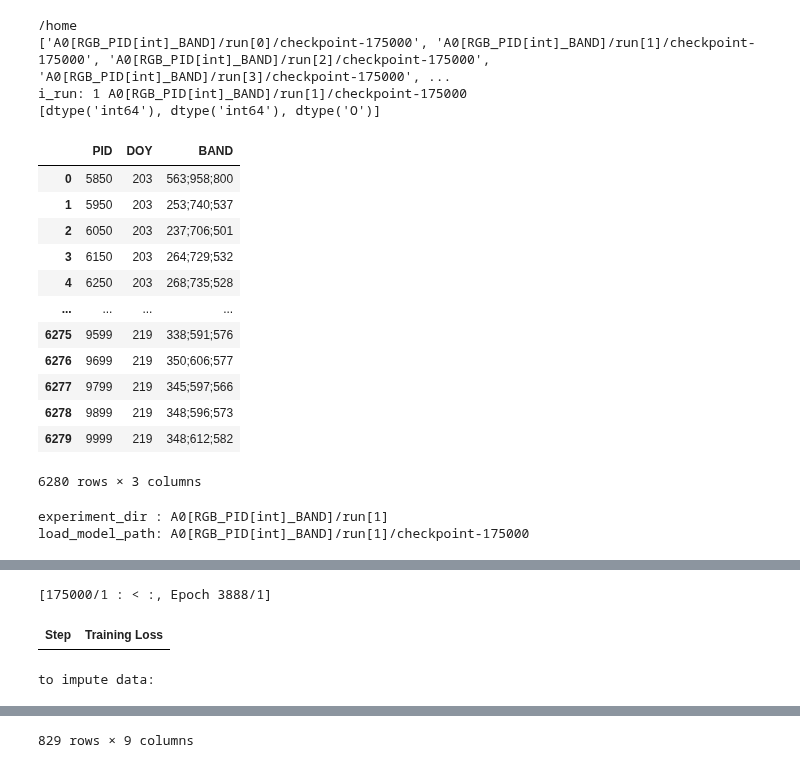
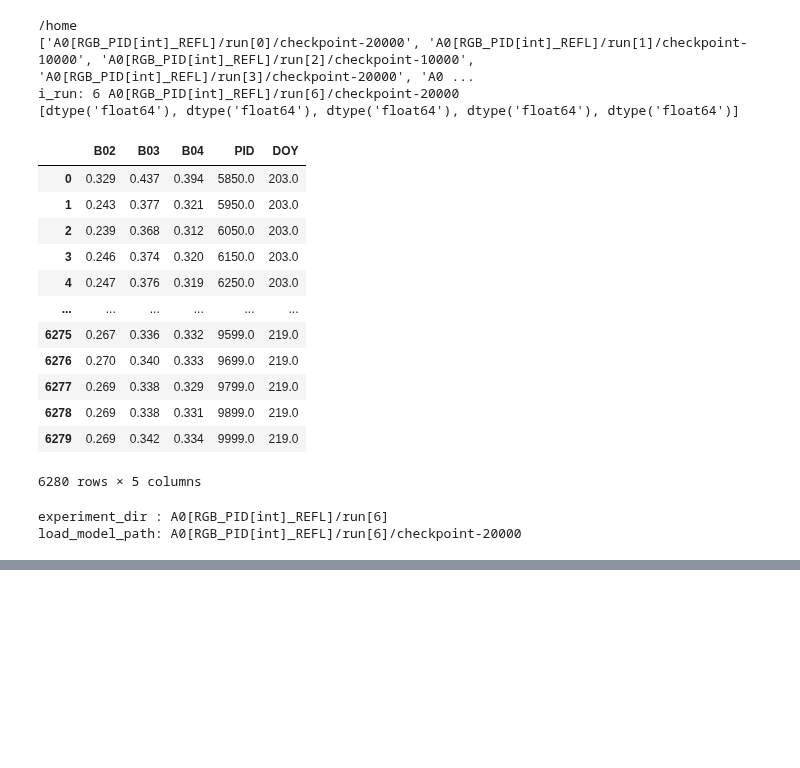
Before and after one commit to koyacolab/aispace, a Jupyter notebook: ainf.ipynb, the cells around one changed output, grey strips where cells are left out. Cells and saved outputs as stored; diff of their text form; code cells hidden in the pictures; blank space fills up the shorter version.

```diff
--- a/ainf.ipynb
+++ b/ainf.ipynb
@@ -320,11 +321,13 @@ print(current_directory)
 
 print(f'NumPy version:{np.__version__}')
 np.float = float # 'float32' # float
-table_dtype = int   # np.float  #'float32'
+table_dtype = np.float  #'float32'
 print(table_dtype)
 
 # hls_data = HLSDataSet(table_dtype = table_dtype)
 hls_data = HLSInference(table_dtype = table_dtype)
+
+hls_data._REFLECTANCE(round=3)
 
 hls_data.clip_dataset(x1=50.0, y1=50.0, x2=100.0, y2=100.0)
 
@@ -503,71 +506,89 @@ EXP_NAME = 'A0[RGB_TOK[ai60]]'
 EXP_NAME = f'A0[RGBXY_TOK[ai]]'
 EXP_NAME = f'A0[RGB_PID[int]]'
 EXP_NAME = f'A0[RGB_PID[int]_season]'
-EXP_NAME = f'A0[RGB_PID[int]_BAND]'
+EXP_NAME = f'A0[RGB_PID[int]_REFL]'
 
 
-chkpt_list = [175000, 175000, 175000, 175000, 175000]
-# chkpt_list = [94000,]
+#### LISTS for TRAINER_RUN cycles POLYNOMIAL WITH WARMUP ###################################
+epochs_list = [1, 1, 1, 1, 1, 1, 1, 1, 1, 1, 1, 1]
 
-# EXP_NAME = f'A0[RGB_TOK[distilgpt2]]'
-# chkpt_list = [22000, ]
+max_steps_list =    [20000, 108000, 10000, 20000, 20000, 20000, 20000, 20000]
+warmup_steps_list = [15000,  5000,  5000,      0,     0,     0,     0,     0]
 
-# fn
+lr_scheduler_type_list = ['constant', 'constant', 'constant', 'polynomial', 'polynomial', 'polynomial', 'polynomial', 'polynomial' ]     # 'polynomial'
+num_cycles = 3
+
+learning_rate_list = [1e-7, 1e-6, 1e-4, 1e-4, 7e-5, 2e-5, 7e-6, 2e-6]
+########################################################################
+step_checkpoint_list = max_steps_list   # [16000, 175000, 175000, 175000, 175000]
+
+
 
 load_model_path_list = []
 experiment_dir_list  = []
 
-for i_run, chkpt in enumerate(chkpt_list):
+for i_run, chkpt in enumerate(step_checkpoint_list):
     experiment_dir_list.append(f'{EXP_NAME}/run[{i_run}]')
     load_model_path_list.append(f'{EXP_NAME}/run[{i_run}]/checkpoint-{chkpt}')
     # load_model_path_list.append(f'run[{i_run}]/model')
 
 i_run = 1
 
 print(load_model_path_list)
 
 print('i_run:', i_run, load_model_path_list[i_run])
 
 train_columns_list = ['B02', 'B03', 'B04', 'PID', 'DOY']
 
 # # Create a new column 'BAND' by concatenating 'B02', 'B03', and 'B04' with ';'
 # train_data['BAND'] = train_data.apply(lambda row: ';'.join([str(row['B02']), str(row['B03']), str(row['B04'])]), axis=1)
 # train_columns_list = ['PID', 'DOY', 'BAND']
 
-# train_data[train_columns_list]
+#### CODE DATA 4 TRAIN #####################################
+# train_columns_list = ['PID', 'DOY', 'BAND']
+train_columns_list = ['B02', 'B03', 'B04', 'PID', 'DOY']
+# train_columns_list = ['B02', 'B03', 'B04', 'X', 'Y', 'DOY']
+# train_columns_list = ['B03', 'PID', 'DOY']
+# data = train_data[train_columns_list].copy()
+
+# train_data['B02'] = train_data['B02'] * 1000
+# train_data['B03'] = train_data['B03'] * 1000
+# train_data['B04'] = train_data['B04'] * 1000
+# train_data = train_data.astype(int)
+################################
 
 # i_run = 0
 model = GetModel(train_data[train_columns_list],
                  experiment_dir = experiment_dir_list[i_run],
                  load_model_path = load_model_path_list[i_run],
                  # tokenizer=load_model_path_list[i_run],)
                  tokenizer=f"{EXP_NAME}/aispace-tokenizer")
 # model = []
 
-recovered_data = hls_data._impute(model=model, k=10000, max_length=36, temperature=1e-32) #, device='cpu')
+recovered_data = hls_data._impute(model=model, k=10000, max_length=40, temperature=1e-32) #, device='cpu')
 
 imputed_file = f'{EXP_NAME}/recovered_output_run[{i_run}].csv'
 hls_data._save_recovered(imputed_file=imputed_file)
 
 imputed_file = f'{EXP_NAME}/imputed_output_run[{i_run}].csv'
 hls_data._save_imputed(imputed_file=imputed_file)
 # %% [output]
 /home
-['A0[RGB_PID[int]_BAND]/run[0]/checkpoint-175000', 'A0[RGB_PID[int]_BAND]/run[1]/checkpoint-175000', 'A0[RGB_PID[int]_BAND]/run[2]/checkpoint-175000', 'A0[RGB_PID[int]_BAND]/run[3]/checkpoint-175000', ...
-i_run: 1 A0[RGB_PID[int]_BAND]/run[1]/checkpoint-175000
-[dtype('int64'), dtype('int64'), dtype('O')]
+['A0[RGB_PID[int]_REFL]/run[0]/checkpoint-20000', 'A0[RGB_PID[int]_REFL]/run[1]/checkpoint-10000', 'A0[RGB_PID[int]_REFL]/run[2]/checkpoint-10000', 'A0[RGB_PID[int]_REFL]/run[3]/checkpoint-20000', 'A0 ...
+i_run: 6 A0[RGB_PID[int]_REFL]/run[6]/checkpoint-20000
+[dtype('float64'), dtype('float64'), dtype('float64'), dtype('float64'), dtype('float64')]
-|  | PID | DOY | BAND |
-| 0 | 5850 | 203 | 563;958;800 |
-| 1 | 5950 | 203 | 253;740;537 |
-| 2 | 6050 | 203 | 237;706;501 |
-| 3 | 6150 | 203 | 264;729;532 |
-| 4 | 6250 | 203 | 268;735;528 |
-| ... | ... | ... | ... |
-| 6275 | 9599 | 219 | 338;591;576 |
-| 6276 | 9699 | 219 | 350;606;577 |
-| 6277 | 9799 | 219 | 345;597;566 |
-| 6278 | 9899 | 219 | 348;596;573 |
-| 6279 | 9999 | 219 | 348;612;582 |
+|  | B02 | B03 | B04 | PID | DOY |
+| 0 | 0.329 | 0.437 | 0.394 | 5850.0 | 203.0 |
+| 1 | 0.243 | 0.377 | 0.321 | 5950.0 | 203.0 |
+| 2 | 0.239 | 0.368 | 0.312 | 6050.0 | 203.0 |
+| 3 | 0.246 | 0.374 | 0.320 | 6150.0 | 203.0 |
+| 4 | 0.247 | 0.376 | 0.319 | 6250.0 | 203.0 |
+| ... | ... | ... | ... | ... | ... |
+| 6275 | 0.267 | 0.336 | 0.332 | 9599.0 | 219.0 |
+| 6276 | 0.270 | 0.340 | 0.333 | 9699.0 | 219.0 |
+| 6277 | 0.269 | 0.338 | 0.329 | 9799.0 | 219.0 |
+| 6278 | 0.269 | 0.338 | 0.331 | 9899.0 | 219.0 |
+| 6279 | 0.269 | 0.342 | 0.334 | 9999.0 | 219.0 |
-6280 rows × 3 columns
+6280 rows × 5 columns
-experiment_dir : A0[RGB_PID[int]_BAND]/run[1]
-load_model_path: A0[RGB_PID[int]_BAND]/run[1]/checkpoint-175000
+experiment_dir : A0[RGB_PID[int]_REFL]/run[6]
+load_model_path: A0[RGB_PID[int]_REFL]/run[6]/checkpoint-20000
@@ -580,3 +595,0 @@ lr_scheduler_type: constant
-[175000/1 : < :, Epoch 3888/1]
-| Step | Training Loss |
-to impute data:
@@ -595 +595,0 @@ to impute data:
-829 rows × 9 columns
```
Also changed, not shown: parts of 4 cells of this notebook, 3 other files.
